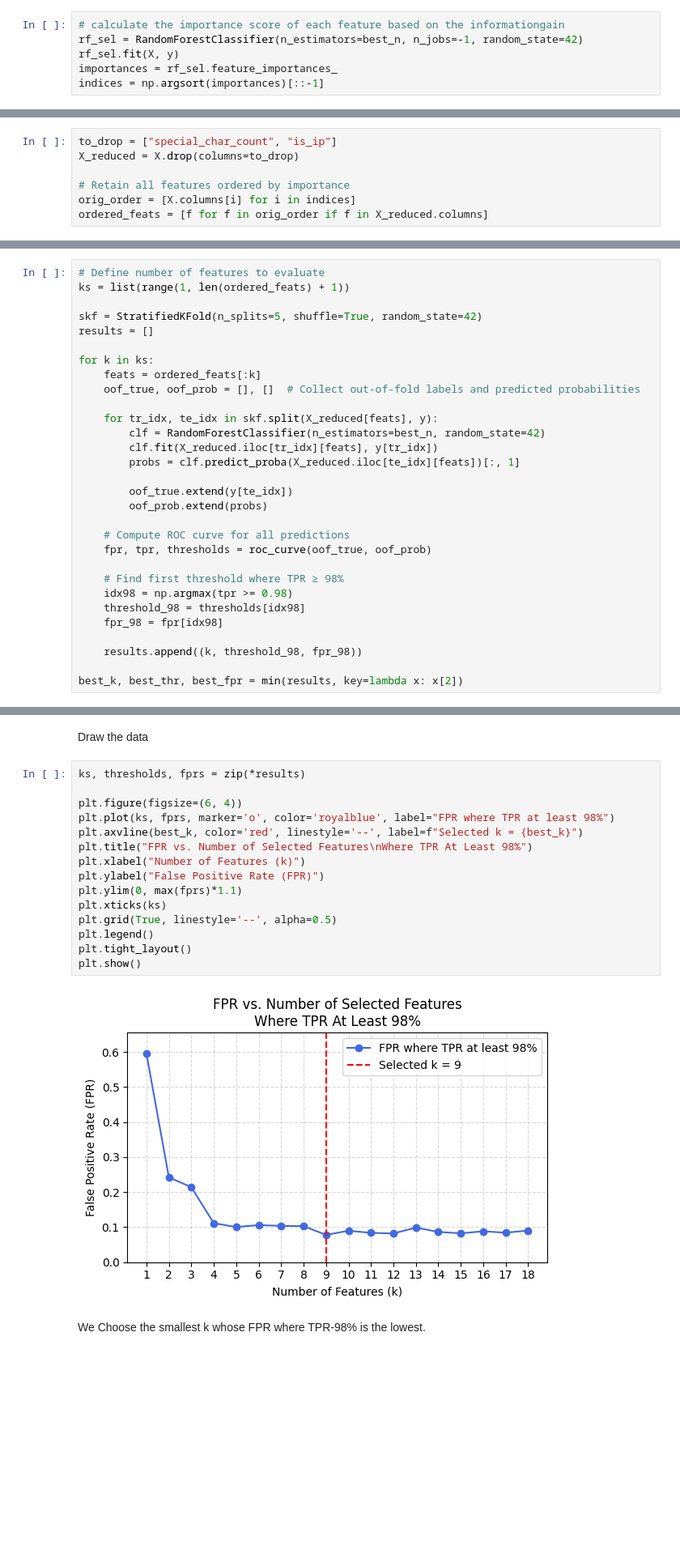
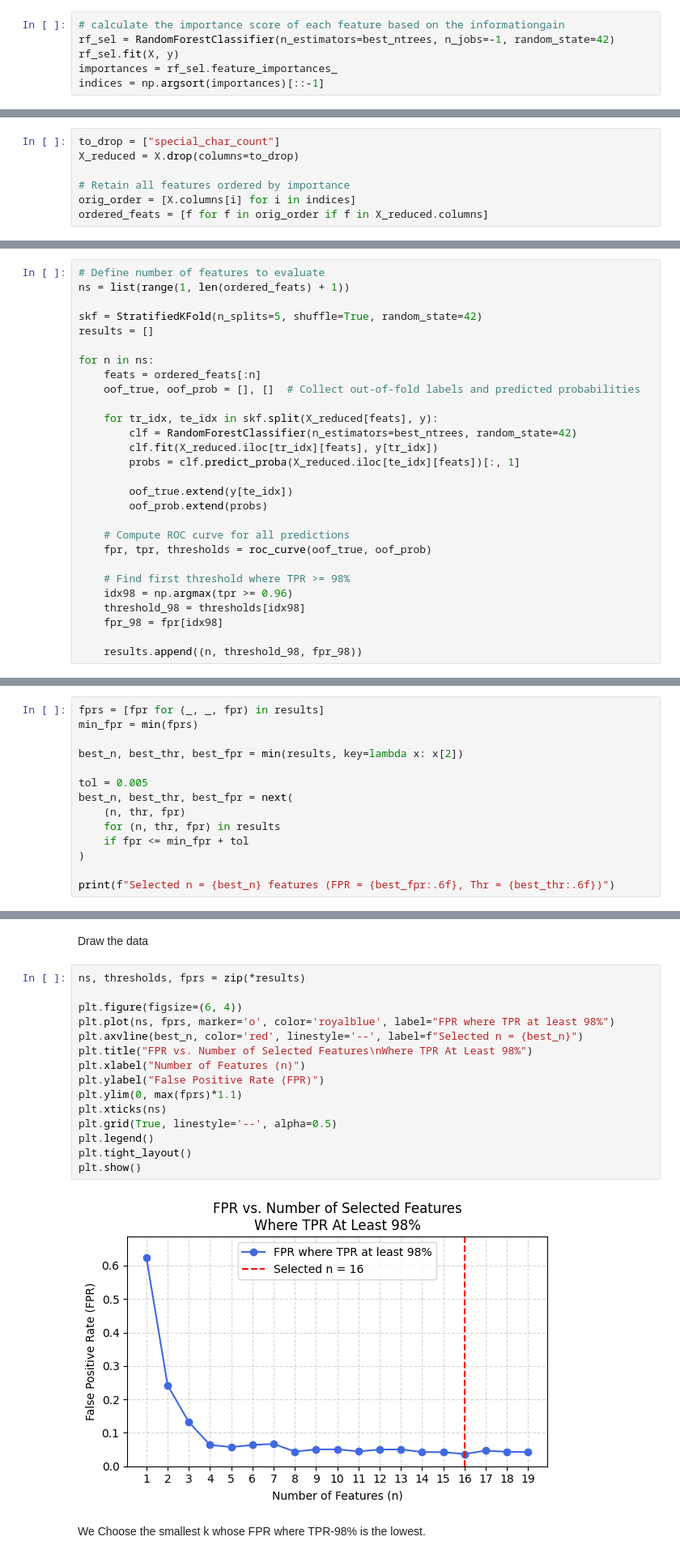
Before and after one commit to mayabenzeev/PhishingDetector_Extension, a Jupyter notebook: Analysis.ipynb, the cells around one changed output, grey strips where cells are left out. Shown at 81% size. Drawn from its saved outputs; the diff is of its cells as text; blank space fills up the shorter version.

```diff
--- a/Analysis.ipynb
+++ b/Analysis.ipynb
@@ -128,7 +100,7 @@ oob_errors[tree_range.index(best_n)]
  Find out the most informative features
 # %%
 # calculate the importance score of each feature based on the informationgain
-rf_sel = RandomForestClassifier(n_estimators=best_n, n_jobs=-1, random_state=42)
+rf_sel = RandomForestClassifier(n_estimators=best_ntrees, n_jobs=-1, random_state=42)
 rf_sel.fit(X, y)
 importances = rf_sel.feature_importances_
 indices = np.argsort(importances)[::-1]
@@ -177,7 +147,7 @@ Feature pairs with |r| bigger then 0.75:
 # %% [markdown]
 #### Drop correlated columns
 # %%
-to_drop = ["special_char_count", "is_ip"]
+to_drop = ["special_char_count"]
 X_reduced = X.drop(columns=to_drop)
 
 # Retain all features ordered by importance
@@ -194,16 +164,16 @@ Build models on the top k features for k = 1…N and cross‐validate each k
 # %%
 # Define number of features to evaluate
-ks = list(range(1, len(ordered_feats) + 1))
+ns = list(range(1, len(ordered_feats) + 1))
 
 skf = StratifiedKFold(n_splits=5, shuffle=True, random_state=42)
 results = []
 
-for k in ks:
-    feats = ordered_feats[:k]
+for n in ns:
+    feats = ordered_feats[:n]
     oof_true, oof_prob = [], []  # Collect out-of-fold labels and predicted probabilities
 
     for tr_idx, te_idx in skf.split(X_reduced[feats], y):
-        clf = RandomForestClassifier(n_estimators=best_n, random_state=42)
+        clf = RandomForestClassifier(n_estimators=best_ntrees, random_state=42)
         clf.fit(X_reduced.iloc[tr_idx][feats], y[tr_idx])
         probs = clf.predict_proba(X_reduced.iloc[te_idx][feats])[:, 1]
 
@@ -213,11 +183,9 @@ for k in ks:
     # Compute ROC curve for all predictions
     fpr, tpr, thresholds = roc_curve(oof_true, oof_prob)
 
-    # Find first threshold where TPR ≥ 98%
-    idx98 = np.argmax(tpr >= 0.98)
+    # Find first threshold where TPR >= 98%
+    idx98 = np.argmax(tpr >= 0.96)
     threshold_98 = thresholds[idx98]
     fpr_98 = fpr[idx98]
 
-    results.append((k, threshold_98, fpr_98))
-
-best_k, best_thr, best_fpr = min(results, key=lambda x: x[2])
+    results.append((n, threshold_98, fpr_98))
@@ -223,0 +216,14 @@ best_k, best_thr, best_fpr = min(results, key=lambda x: x[2])
+# %%
+fprs = [fpr for (_, _, fpr) in results]
+min_fpr = min(fprs)
+
+best_n, best_thr, best_fpr = min(results, key=lambda x: x[2])
+
+tol = 0.005
+best_n, best_thr, best_fpr = next(
+    (n, thr, fpr)
+    for (n, thr, fpr) in results
+    if fpr <= min_fpr + tol
+)
+
+print(f"Selected n = {best_n} features (FPR = {best_fpr:.6f}, Thr = {best_thr:.6f})")
@@ -224,22 +232,22 @@ best_k, best_thr, best_fpr = min(results, key=lambda x: x[2])
 # %% [markdown]
 Draw the data
 # %%
-ks, thresholds, fprs = zip(*results)
+ns, thresholds, fprs = zip(*results)
 
 plt.figure(figsize=(6, 4))
-plt.plot(ks, fprs, marker='o', color='royalblue', label="FPR where TPR at least 98%")
-plt.axvline(best_k, color='red', linestyle='--', label=f"Selected k = {best_k}")
+plt.plot(ns, fprs, marker='o', color='royalblue', label="FPR where TPR at least 98%")
+plt.axvline(best_n, color='red', linestyle='--', label=f"Selected n = {best_n}")
 plt.title("FPR vs. Number of Selected Features\nWhere TPR At Least 98%")
-plt.xlabel("Number of Features (k)")
+plt.xlabel("Number of Features (n)")
 plt.ylabel("False Positive Rate (FPR)")
 plt.ylim(0, max(fprs)*1.1)
-plt.xticks(ks)
+plt.xticks(ns)
 plt.grid(True, linestyle='--', alpha=0.5)
 plt.legend()
 plt.tight_layout()
 plt.show()
 # %% [output]
-[figure, old version]
+[figure, new version]
 # %% [markdown]
 We Choose the smallest k whose FPR where TPR-98% is the lowest.
 # %%
```
Also changed, not shown: parts of 35 cells of this notebook.
